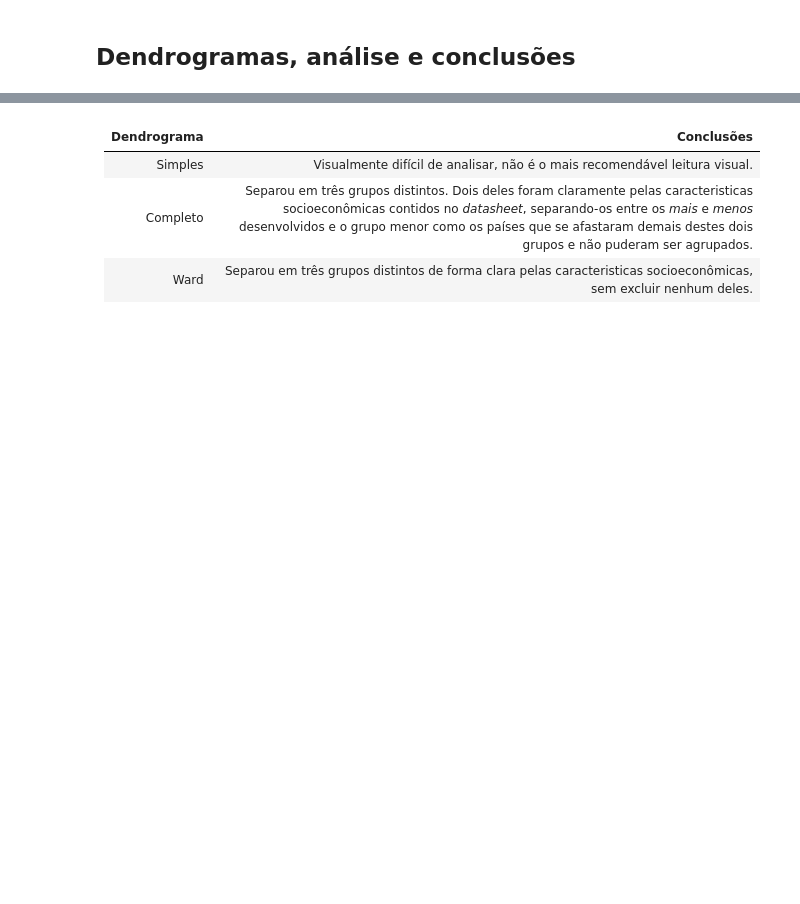
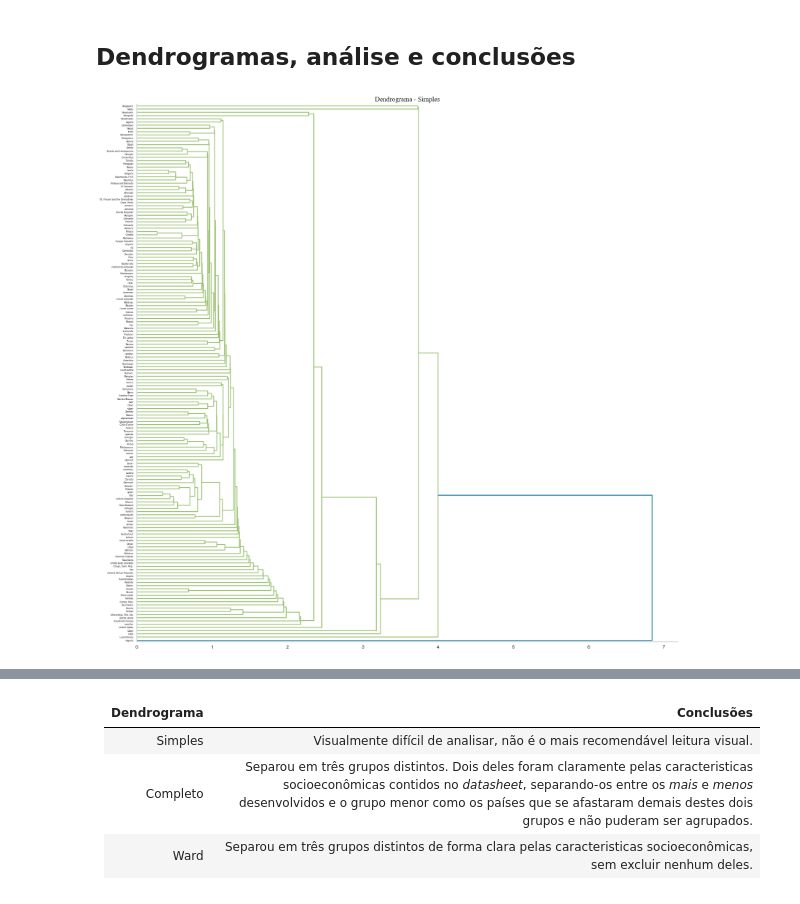
Before and after one commit to rabreu/Infnet-MIT-IA-Clustering-PD-25E4_2, a Jupyter notebook: Infnet-MIT-IA-Clustering-PD-25E4_2.ipynb, the cells around one changed output, grey strips where cells are left out. Saved outputs shown, nothing was run; the diff lists cells and outputs as text; code cells hidden in the pictures; blank space fills up the shorter version.

```diff
--- a/Infnet-MIT-IA-Clustering-PD-25E4_2.ipynb
+++ b/Infnet-MIT-IA-Clustering-PD-25E4_2.ipynb
@@ -191,4 +205,28 @@ plt.show()
 Comparando os dois gráficos _box-plot_ podemos observar uma mudança na distribuição tornando-as mais padronizadas. A primeira impressão parece que os valores menores foram _puxados_ para cima para que se igualassem ao _income_ e _gdpp_ - essa impressão se dá pela mudança de escala - mas o que aconteceu na verdade foi o inverso: o _income_ e _gdpp_ foram _puxados_ para perto da média (μ).
 # %% [markdown]
 ## Dendrogramas, análise e conclusões
+# %%
+f, ax = plt.subplots(1, 1)
+f.set_figheight(20)
+f.set_figwidth(20)
+
+single_link = hierarchy.linkage(
+    dataset,
+    metric='euclidean',
+    method='single'
+)
+
+hierarchy.dendrogram(
+    single_link,
+    labels=dataset_raw['country'].values,
+    ax=ax,
+    orientation='right'
+)
+
+ax.set_title('Dendrograma - Simples', fontfamily='Times New Roman', fontsize=14)
+
+ax.grid(False)
+sb.despine()
+# %% [output]
+[figure, added]
 # %%
```
Also changed, not shown: parts of 15 cells of this notebook.
